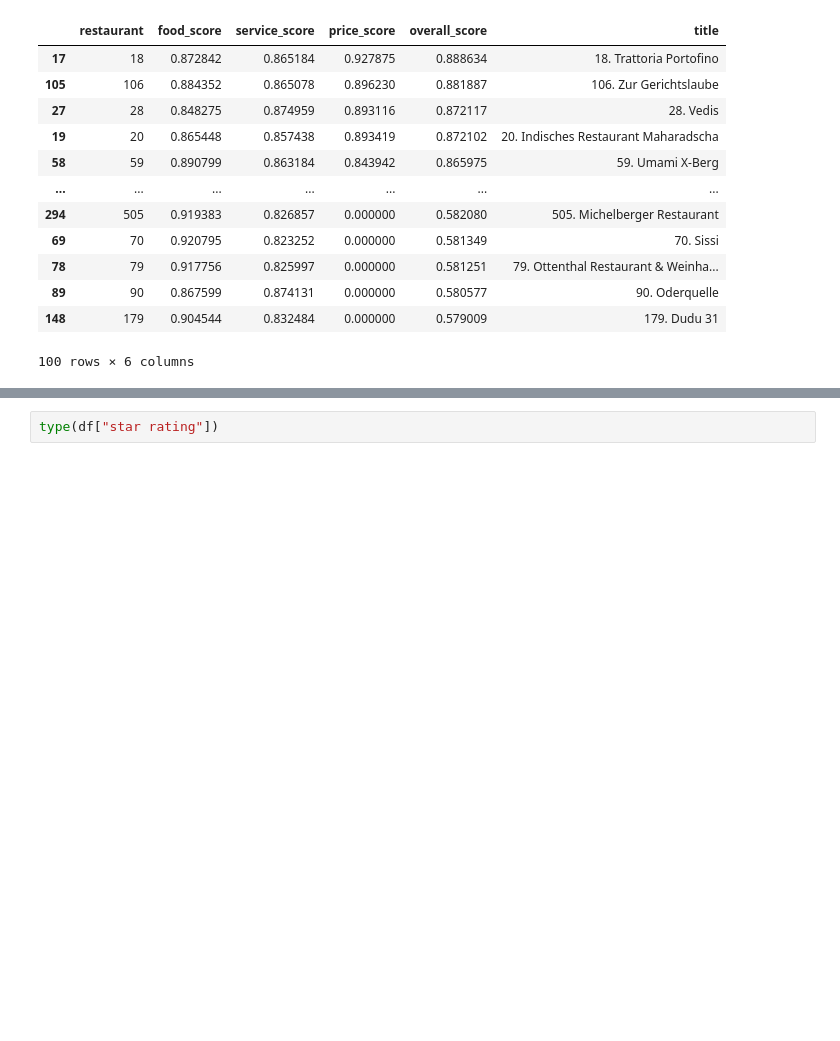
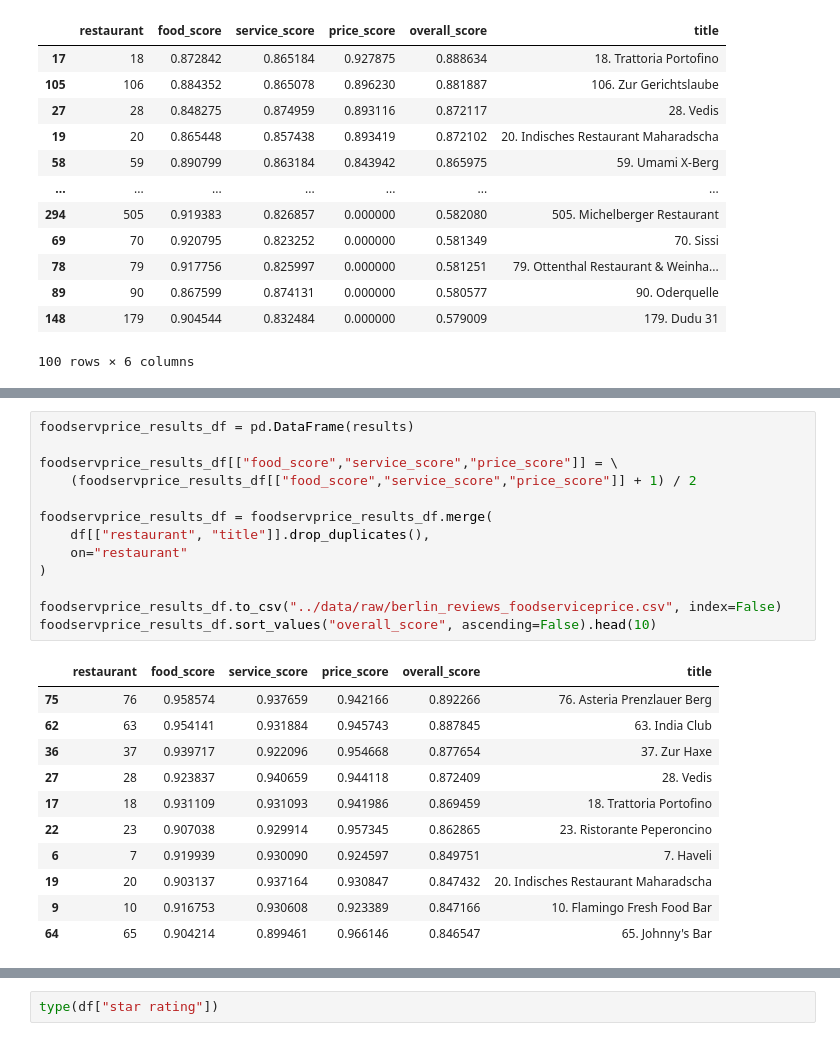
Before and after one commit to its30NA/berlin_bites, a Jupyter notebook: notebooks/03. eda.ipynb, the cells around one changed output, grey strips where cells are left out. Saved outputs shown, nothing was run; the diff lists cells and outputs as text; blank space fills up the shorter version.

```diff
--- a/notebooks/03. eda.ipynb
+++ b/notebooks/03. eda.ipynb
@@ -622,0 +681,25 @@ Let's fix this by two adjustments,
+# %%
+foodservprice_results_df = pd.DataFrame(results)
+
+foodservprice_results_df[["food_score","service_score","price_score"]] = \
+    (foodservprice_results_df[["food_score","service_score","price_score"]] + 1) / 2
+
+foodservprice_results_df = foodservprice_results_df.merge(
+    df[["restaurant", "title"]].drop_duplicates(),
+    on="restaurant"
+)
+
+foodservprice_results_df.to_csv("../data/raw/berlin_reviews_foodserviceprice.csv", index=False)
+foodservprice_results_df.sort_values("overall_score", ascending=False).head(10)
+# %% [output]
+|  | restaurant | food_score | service_score | price_score | overall_score | title |
+| 75 | 76 | 0.958574 | 0.937659 | 0.942166 | 0.892266 | 76. Asteria Prenzlauer Berg |
+| 62 | 63 | 0.954141 | 0.931884 | 0.945743 | 0.887845 | 63. India Club |
+| 36 | 37 | 0.939717 | 0.922096 | 0.954668 | 0.877654 | 37. Zur Haxe |
+| 27 | 28 | 0.923837 | 0.940659 | 0.944118 | 0.872409 | 28. Vedis |
+| 17 | 18 | 0.931109 | 0.931093 | 0.941986 | 0.869459 | 18. Trattoria Portofino |
+| 22 | 23 | 0.907038 | 0.929914 | 0.957345 | 0.862865 | 23. Ristorante Peperoncino |
+| 6 | 7 | 0.919939 | 0.930090 | 0.924597 | 0.849751 | 7. Haveli |
+| 19 | 20 | 0.903137 | 0.937164 | 0.930847 | 0.847432 | 20. Indisches Restaurant Maharadscha |
+| 9 | 10 | 0.916753 | 0.930608 | 0.923389 | 0.847166 | 10. Flamingo Fresh Food Bar |
+| 64 | 65 | 0.904214 | 0.899461 | 0.966146 | 0.846547 | 65. Johnny's Bar |
```
Also changed, not shown: parts of 6 cells of this notebook.
